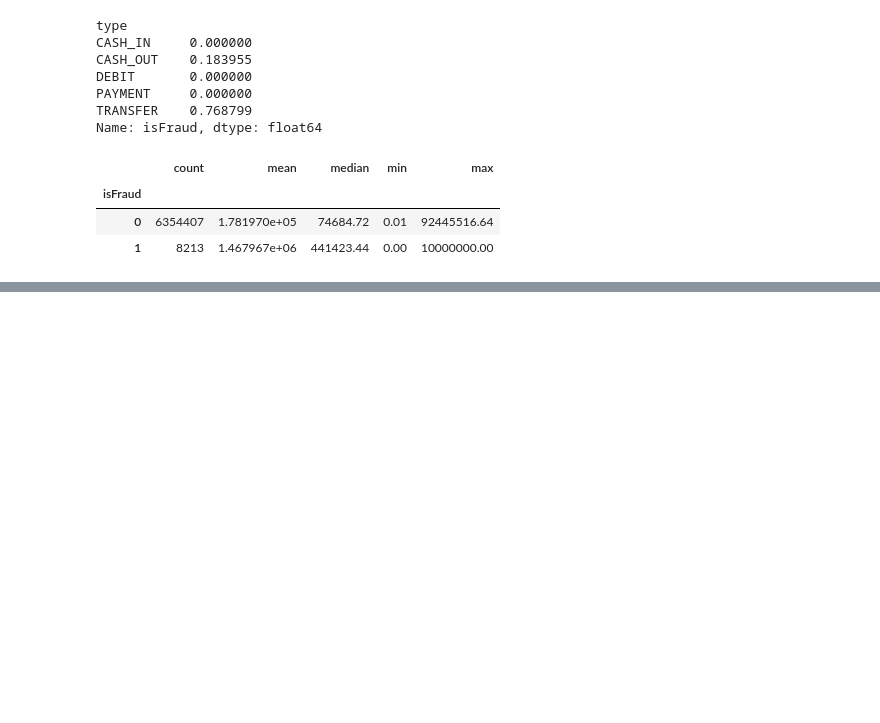
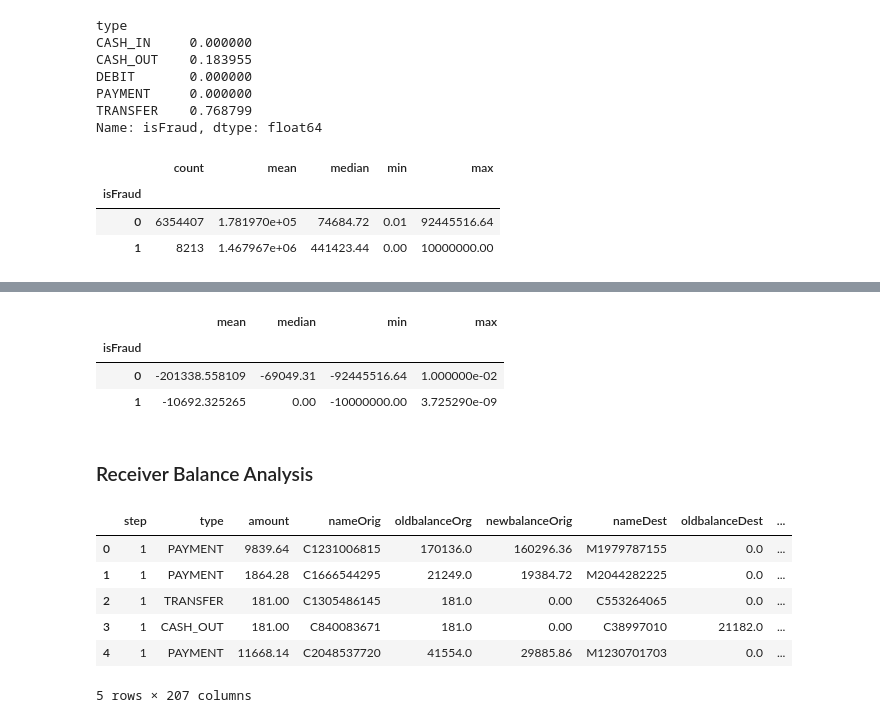
Before and after one commit to santhosh-n07/financial-transaction-risk-anomaly-intelligence, a Jupyter notebook: notebooks/01_data_exploration.ipynb, the cells around one changed output, grey strips where cells are left out. Cells and saved outputs as stored; diff of their text form; code cells hidden in the pictures; blank space fills up the shorter version.

Commit message:
Complete balance and time analysis

```diff
--- a/notebooks/01_data_exploration.ipynb
+++ b/notebooks/01_data_exploration.ipynb
@@ -5,7 +15,7 @@ import pandas as pd
 # %% [markdown]
 ### 1. Load Dataset
 # %%
-financial_transaction_data = pd.read_csv("Financial_transaction.csv")
+financial_transaction_data = pd.read_csv("../data/Raw/Financial_transaction.csv")
 financial_transaction_data
 # %% [output]
 |  | step | type | amount | nameOrig | oldbalanceOrg | newbalanceOrig | nameDest | oldbalanceDest | ... |
@@ -158,0 +180,6 @@ financial_transaction_data.groupby('isFraud')["amount"].agg(["count", "mean", "m
+# %%
+balance_change = financial_transaction_data["oldbalanceOrg"] - financial_transaction_data["newbalanceOrig"]
+
+financial_transaction_data["balance_error"] = balance_change - financial_transaction_data["amount"]
+
+financial_transaction_data["balance_error"].describe()
@@ -158,0 +196,19 @@ financial_transaction_data.groupby('isFraud')["amount"].agg(["count", "mean", "m
+# %%
+financial_transaction_data.groupby("isFraud")["balance_error"].agg(["mean", "median", "min", "max"])
+# %% [output]
+|  | mean | median | min | max |
+| isFraud |  |  |  |  |
+| 0 | -201338.558109 | -69049.31 | -92445516.64 | 1.000000e-02 |
+| 1 | -10692.325265 | 0.00 | -10000000.00 | 3.725290e-09 |
+# %% [markdown]
+### Receiver Balance Analysis
+# %%
+''financial_transaction_data.head()
+# %% [output]
+|  | step | type | amount | nameOrig | oldbalanceOrg | newbalanceOrig | nameDest | oldbalanceDest | ... |
+| 0 | 1 | PAYMENT | 9839.64 | C1231006815 | 170136.0 | 160296.36 | M1979787155 | 0.0 | ... |
+| 1 | 1 | PAYMENT | 1864.28 | C1666544295 | 21249.0 | 19384.72 | M2044282225 | 0.0 | ... |
+| 2 | 1 | TRANSFER | 181.00 | C1305486145 | 181.0 | 0.00 | C553264065 | 0.0 | ... |
+| 3 | 1 | CASH_OUT | 181.00 | C840083671 | 181.0 | 0.00 | C38997010 | 21182.0 | ... |
+| 4 | 1 | PAYMENT | 11668.14 | C2048537720 | 41554.0 | 29885.86 | M1230701703 | 0.0 | ... |
+5 rows × 207 columns
```
Also changed, not shown: parts of 12 cells of this notebook.
